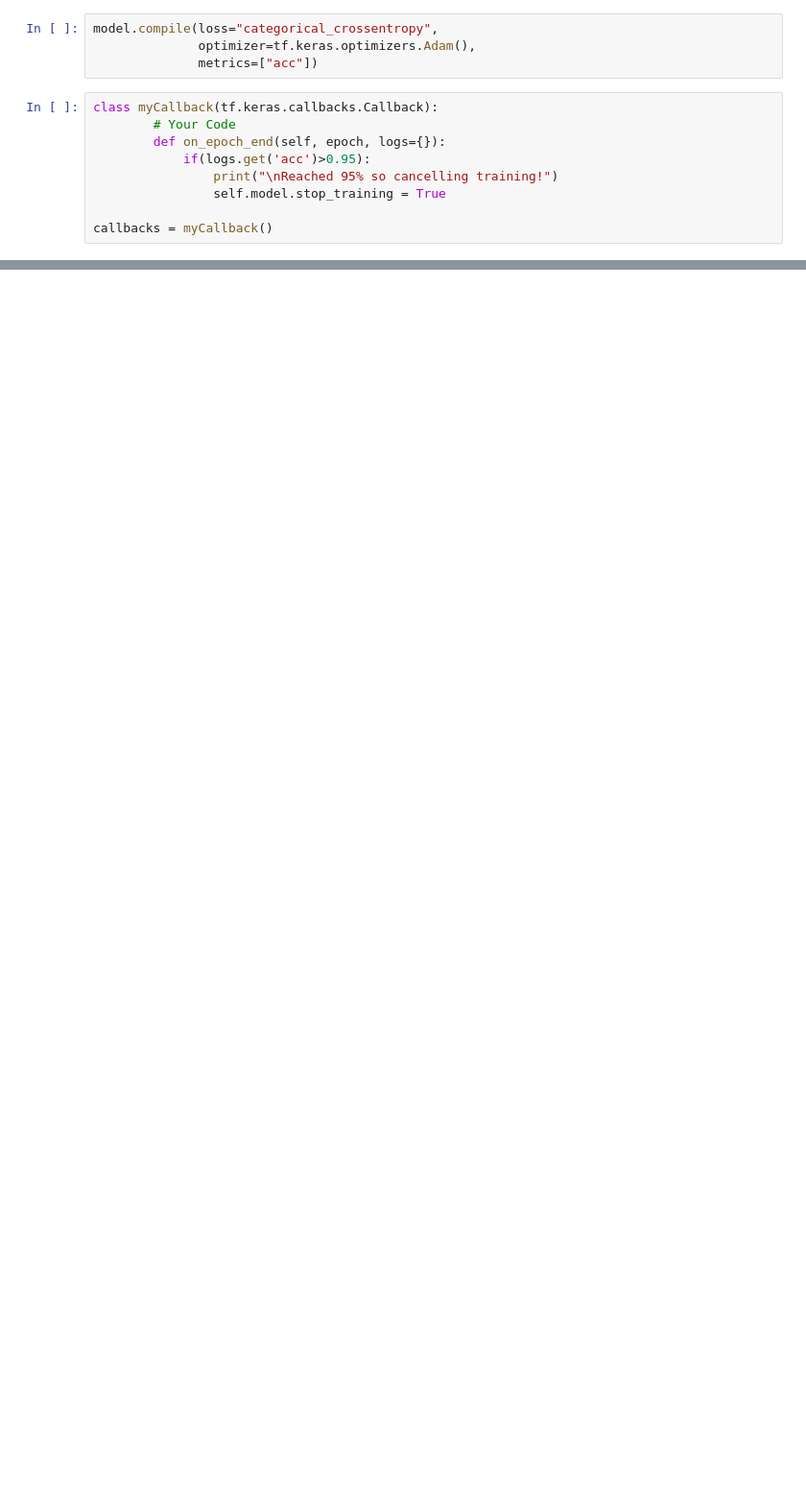
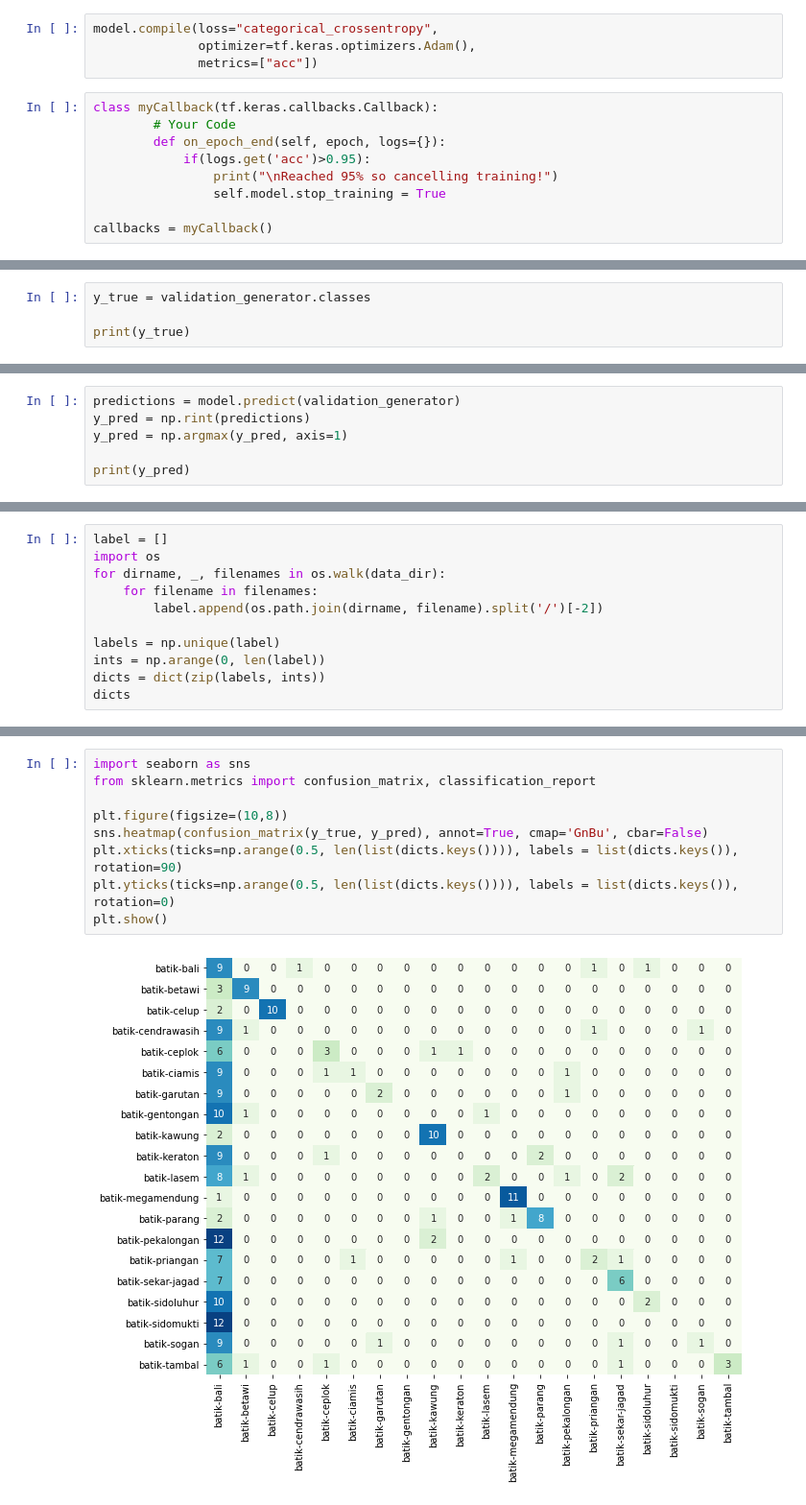
Before and after one commit to Koala-Putar/batique-model, a Jupyter notebook: model/Batik_Classification_V3_VGG16.ipynb, the cells around one changed output, grey strips where cells are left out. Shown at 96% size. Cells and saved outputs as stored; diff of their text form; blank space fills up the shorter version.

```diff
--- a/model/Batik_Classification_V3_VGG16.ipynb
+++ b/model/Batik_Classification_V3_VGG16.ipynb
@@ -134,0 +151,4 @@ plt.show()
+# %%
+y_true = validation_generator.classes
+
+print(y_true)
@@ -134,0 +167,6 @@ plt.show()
+# %%
+predictions = model.predict(validation_generator)
+y_pred = np.rint(predictions)
+y_pred = np.argmax(y_pred, axis=1)
+
+print(y_pred)
@@ -134,0 +185,11 @@ plt.show()
+# %%
+label = []
+import os
+for dirname, _, filenames in os.walk(data_dir):
+    for filename in filenames:
+        label.append(os.path.join(dirname, filename).split('/')[-2])
+
+labels = np.unique(label)
+ints = np.arange(0, len(label))
+dicts = dict(zip(labels, ints))
+dicts
@@ -134,0 +217,11 @@ plt.show()
+# %%
+import seaborn as sns
+from sklearn.metrics import confusion_matrix, classification_report
+
+plt.figure(figsize=(10,8))
+sns.heatmap(confusion_matrix(y_true, y_pred), annot=True, cmap='GnBu', cbar=False)
+plt.xticks(ticks=np.arange(0.5, len(list(dicts.keys()))), labels = list(dicts.keys()), rotation=90)
+plt.yticks(ticks=np.arange(0.5, len(list(dicts.keys()))), labels = list(dicts.keys()), rotation=0)
+plt.show()
+# %% [output]
+[figure, added]
```
Also changed, not shown: parts of 11 cells of this notebook.
